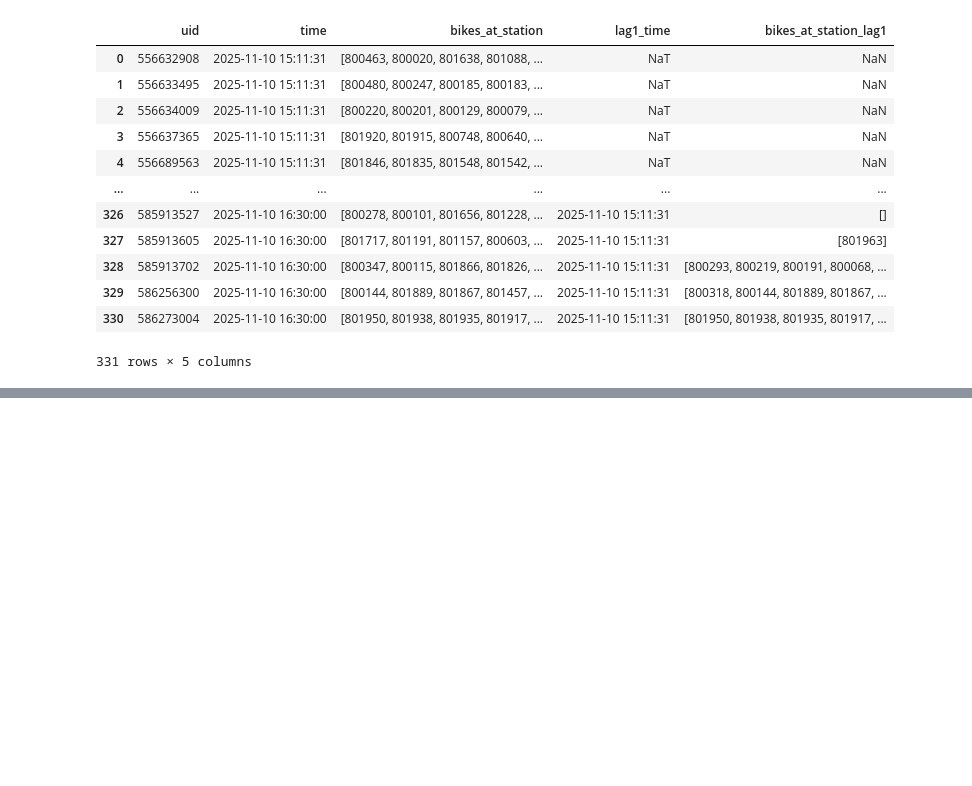
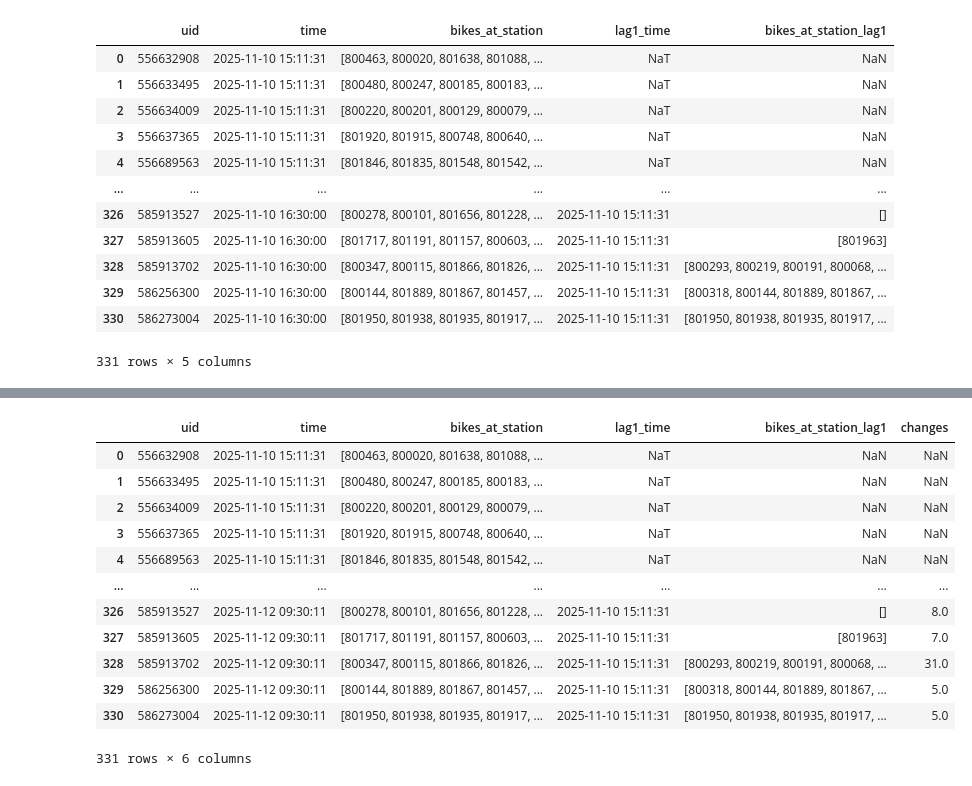
Before and after one commit to Mkranj/BajsBoard, a Jupyter notebook: notebooks/analyse_stations.ipynb, the cells around one changed output, grey strips where cells are left out. Drawn from its saved outputs; the diff is of its cells as text; code cells hidden in the pictures; blank space fills up the shorter version.

Commit message:
get data from whole folder
and calculate changes per time

```diff
--- a/notebooks/analyse_stations.ipynb
+++ b/notebooks/analyse_stations.ipynb
@@ -230,0 +183,5 @@ list(set(a) ^ set(b))
+# %%
+raw_files_directory = "../data/test_JSON_data"
+
+raw_files = os.listdir(raw_files_directory)
+raw_files
@@ -230,0 +200,3 @@ list(set(a) ^ set(b))
+# %%
+scraped_datetimes = [datetime.strptime(filename[5:-5], "%d-%m-%Y_%H-%M-%S") for filename in raw_files]
+scraped_datetimes
@@ -230,0 +206,8 @@ list(set(a) ^ set(b))
+# %%
+data_timepoints = [
+    trim_json_to_locations(load_json(raw_files_directory + "/" + json_file))
+    for json_file
+    in raw_files
+]
+
+len(data_timepoints)
@@ -230,0 +216,13 @@ list(set(a) ^ set(b))
+# %%
+bike_data = None
+
+for i in range(len(data_timepoints)):
+    timepoint_bikes = get_bikes_in_stations(time = scraped_datetimes[i],
+        loc_list = data_timepoints[i])
+
+    if i == 0:
+        bike_data = timepoint_bikes
+    else:
+        bike_data = pd.concat([bike_data, timepoint_bikes])
+
+bike_data
@@ -230,0 +243,29 @@ list(set(a) ^ set(b))
+# %%
+bike_data["lag1_time"] = bike_data.groupby(["uid"])["time"].shift(1)
+
+bike_data = bike_data.merge(bike_data.drop(["lag1_time"], axis = 1), # so we don't get this as an additional column
+    how = "left",
+    left_on = ["uid", "lag1_time"],
+    right_on = ["uid", "time"],
+    suffixes = (None, "_lag1")).drop(
+        ["time_lag1"], axis = 1
+    )
+
+bike_data["changes"] = calculate_bike_changes(bike_data["bikes_at_station"],
+    bike_data["bikes_at_station_lag1"])
+
+bike_data
+# %% [output]
+|  | uid | time | bikes_at_station | lag1_time | bikes_at_station_lag1 | changes |
+| 0 | 556632908 | 2025-11-10 15:11:31 | [800463, 800020, 801638, 801088, ... | NaT | NaN | NaN |
+| 1 | 556633495 | 2025-11-10 15:11:31 | [800480, 800247, 800185, 800183, ... | NaT | NaN | NaN |
+| 2 | 556634009 | 2025-11-10 15:11:31 | [800220, 800201, 800129, 800079, ... | NaT | NaN | NaN |
+| 3 | 556637365 | 2025-11-10 15:11:31 | [801920, 801915, 800748, 800640, ... | NaT | NaN | NaN |
+| 4 | 556689563 | 2025-11-10 15:11:31 | [801846, 801835, 801548, 801542, ... | NaT | NaN | NaN |
+| ... | ... | ... | ... | ... | ... | ... |
+| 326 | 585913527 | 2025-11-12 09:30:11 | [800278, 800101, 801656, 801228, ... | 2025-11-10 15:11:31 | [] | 8.0 |
+| 327 | 585913605 | 2025-11-12 09:30:11 | [801717, 801191, 801157, 800603, ... | 2025-11-10 15:11:31 | [801963] | 7.0 |
+| 328 | 585913702 | 2025-11-12 09:30:11 | [800347, 800115, 801866, 801826, ... | 2025-11-10 15:11:31 | [800293, 800219, 800191, 800068, ... | 31.0 |
+| 329 | 586256300 | 2025-11-12 09:30:11 | [800144, 801889, 801867, 801457, ... | 2025-11-10 15:11:31 | [800318, 800144, 801889, 801867, ... | 5.0 |
+| 330 | 586273004 | 2025-11-12 09:30:11 | [801950, 801938, 801935, 801917, ... | 2025-11-10 15:11:31 | [801950, 801938, 801935, 801917, ... | 5.0 |
+331 rows × 6 columns
```
Also changed, not shown: parts of 19 cells of this notebook.
